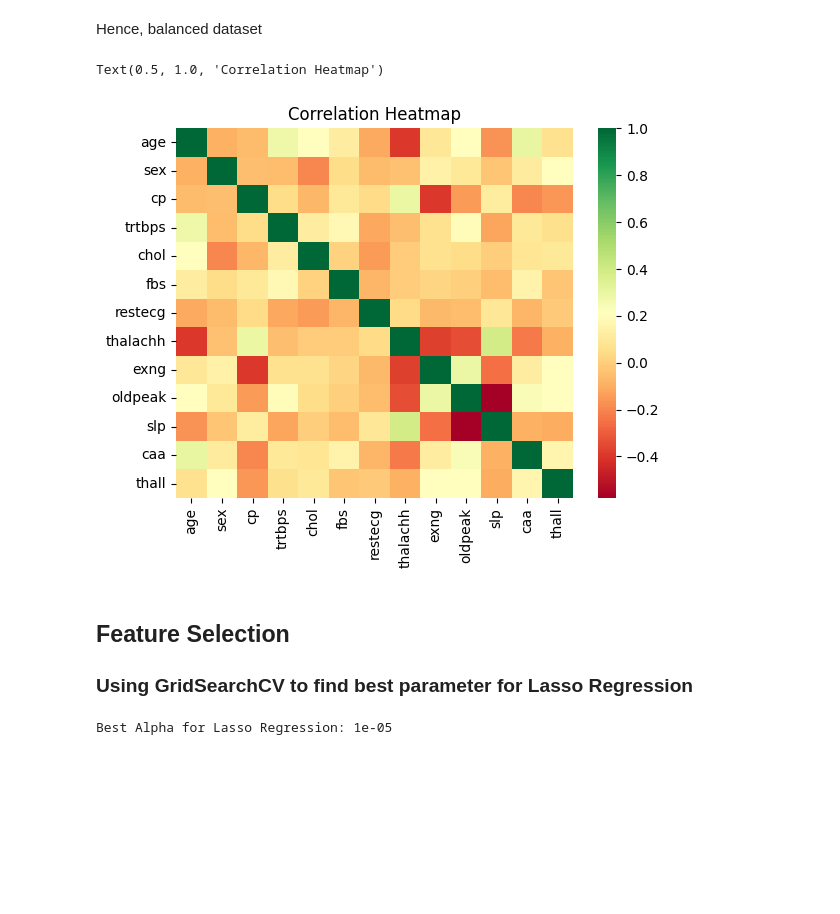
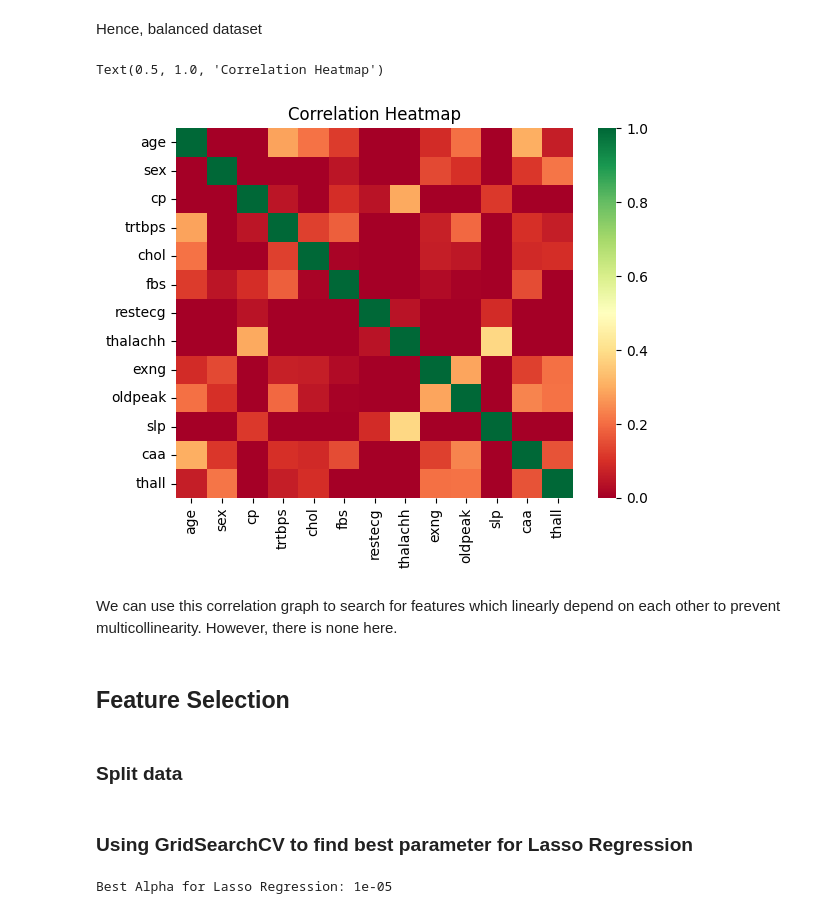
Before and after one commit to ProfessionalSalmon/Heart_Attack_Classification_Model, a Jupyter notebook: heart_attack.ipynb, the cells around one changed output. Saved outputs shown, nothing was run; the diff lists cells and outputs as text; code cells hidden in the pictures; blank space fills up the shorter version.

```diff
--- a/heart_attack.ipynb
+++ b/heart_attack.ipynb
@@ -131,8 +128,14 @@ plt.hist(df['output'])
 # %% [markdown]
 Hence, balanced dataset
 # %%
-sns.heatmap(df.drop(columns = 'output').corr(), cmap = 'RdYlGn')
+sns.heatmap(df.drop(columns = 'output').corr(), cmap = 'RdYlGn', vmin=0, vmax=1)
 plt.title('Correlation Heatmap')
 # %% [output]
 Text(0.5, 1.0, 'Correlation Heatmap')
-[figure, old version]
+[figure, new version]
+# %% [markdown]
+We can use this correlation graph to search for features which linearly depend on each other to prevent multicollinearity. However, there is none here.
+# %% [markdown]
+## Feature Selection
+# %% [markdown]
+### Split data
@@ -139,4 +146,3 @@ Text(0.5, 1.0, 'Correlation Heatmap')
 # %% [markdown]
-## Feature Selection
 ### Using GridSearchCV to find best parameter for Lasso Regression
 # %%
```
Also changed, not shown: parts of 33 cells of this notebook.
